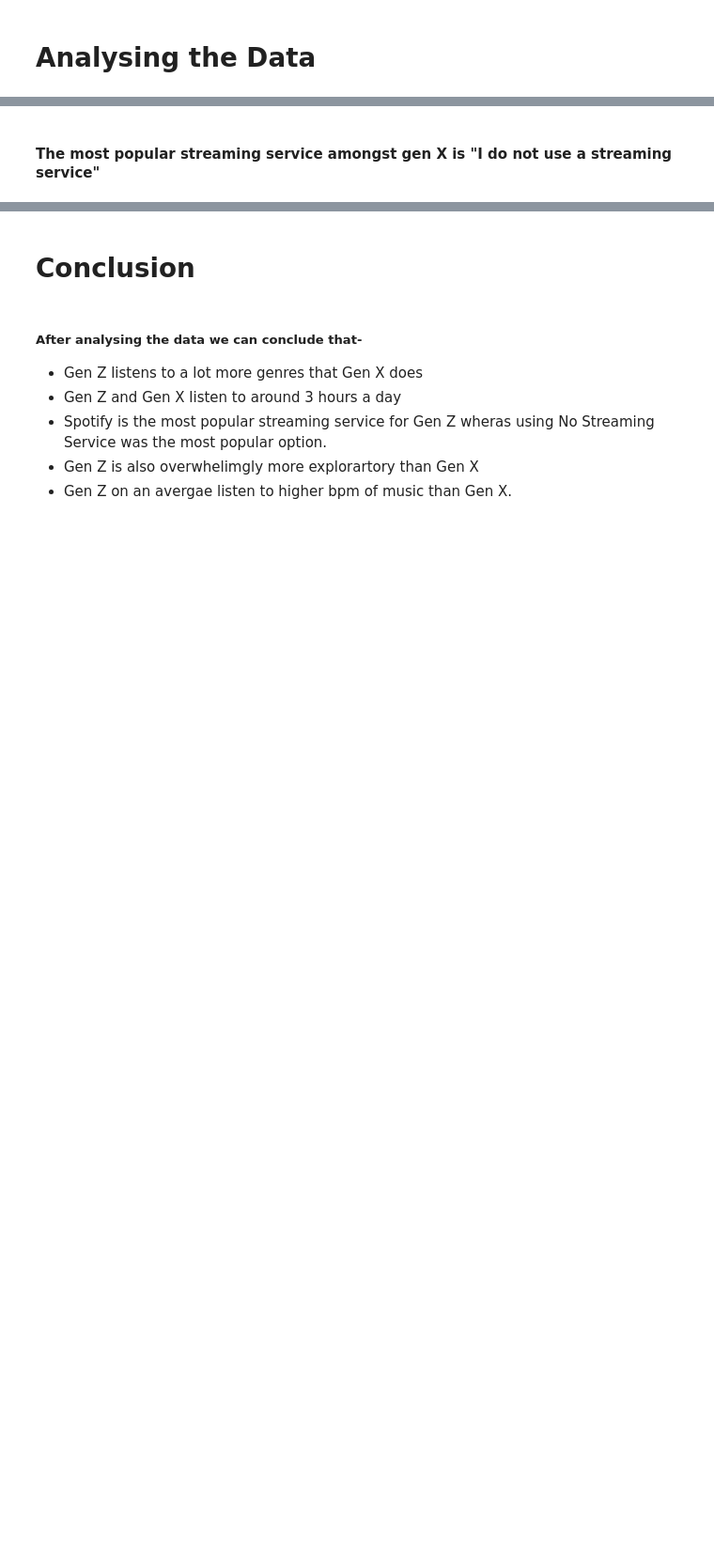
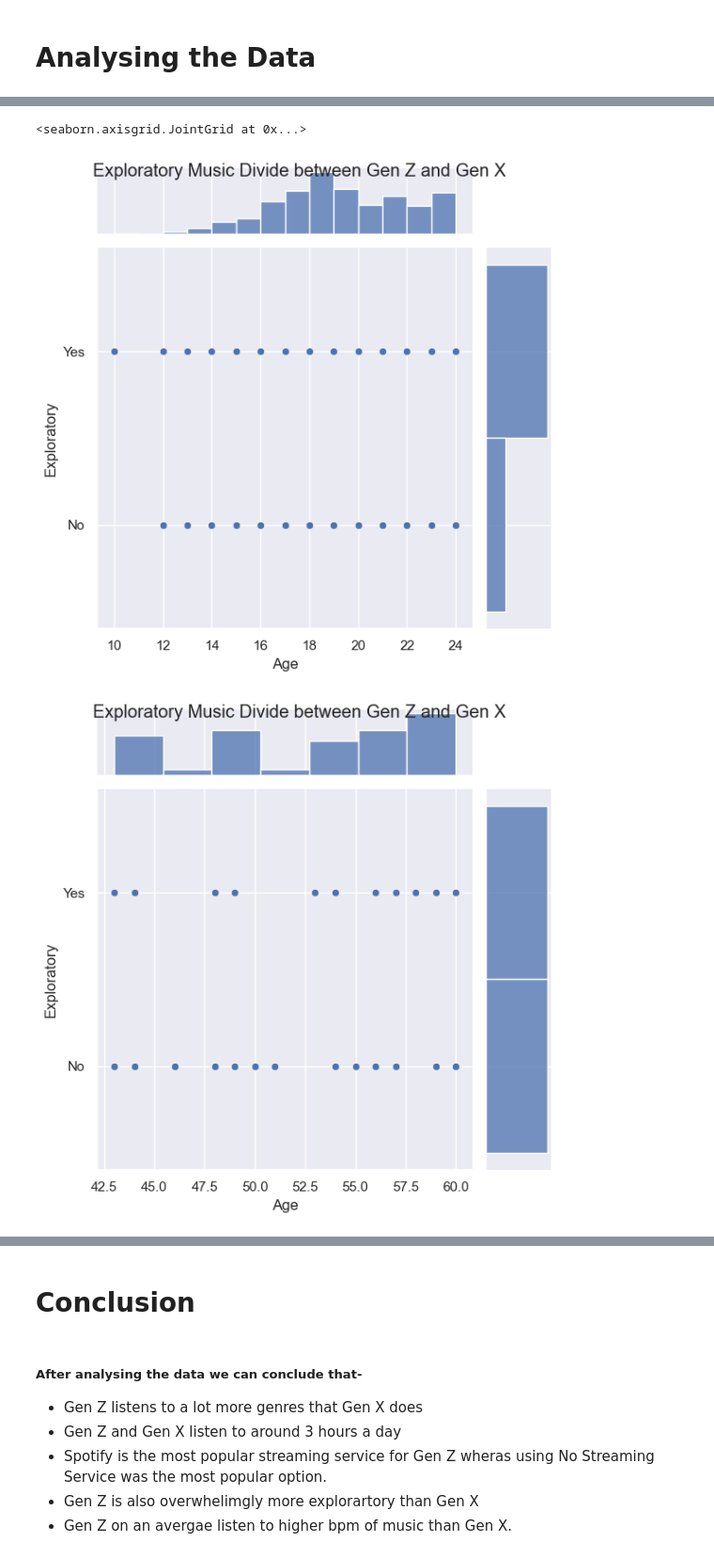
Before and after one commit to ubco-W2022T2-data301/project-group29, a Jupyter notebook: analysis/analysis2.ipynb, the cells around one changed output, grey strips where cells are left out. Shown: that part at 94% size. Drawn from its saved outputs; the diff is of its cells as text; code cells hidden in the pictures; blank space fills up the shorter version.

```diff
--- a/analysis/analysis2.ipynb
+++ b/analysis/analysis2.ipynb
@@ -171,16 +206,23 @@ Genx_stream
-# %% [markdown]
-#### The most popular streaming service amongst gen X is "I do not use a streaming service"
 # %%
 
 genz_ex = dataload[["Age","Exploratory"]]
 genz_ex = genz_ex[genz_ex["Age"] < 25]
 
 plot_exz = sns.jointplot(data=genz_ex , x = "Age", y = "Exploratory")
+plt.suptitle("Exploratory Music Divide between Gen Z and Gen X")
+plt.savefig('../images/analysis2/explore1_a2.png')
 plot_exz
 
 
 genx_ex = dataload[["Age","Exploratory"]]
 genx_ex = genx_ex[(genx_ex["Age"] >= 43) & (genx_ex["Age"] <= 60)]
 
 plot_exx = sns.jointplot(data=genx_ex , x = "Age", y = "Exploratory")
+plt.savefig('../images/analysis2/explore2_a2.png')
+plt.suptitle("Exploratory Music Divide between Gen Z and Gen X")
+
 plot_exx
+# %% [output]
+<seaborn.axisgrid.JointGrid at 0x...>
+[figure, added]
+[figure, added]
```
Also changed, not shown: parts of 31 cells of this notebook, 8 other files.
